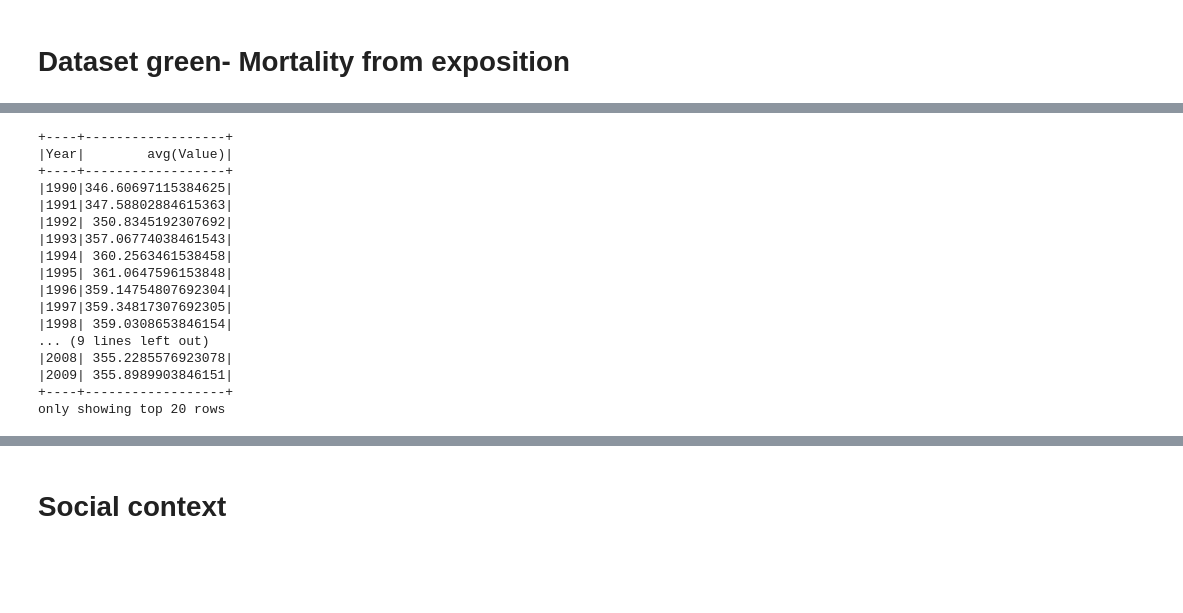
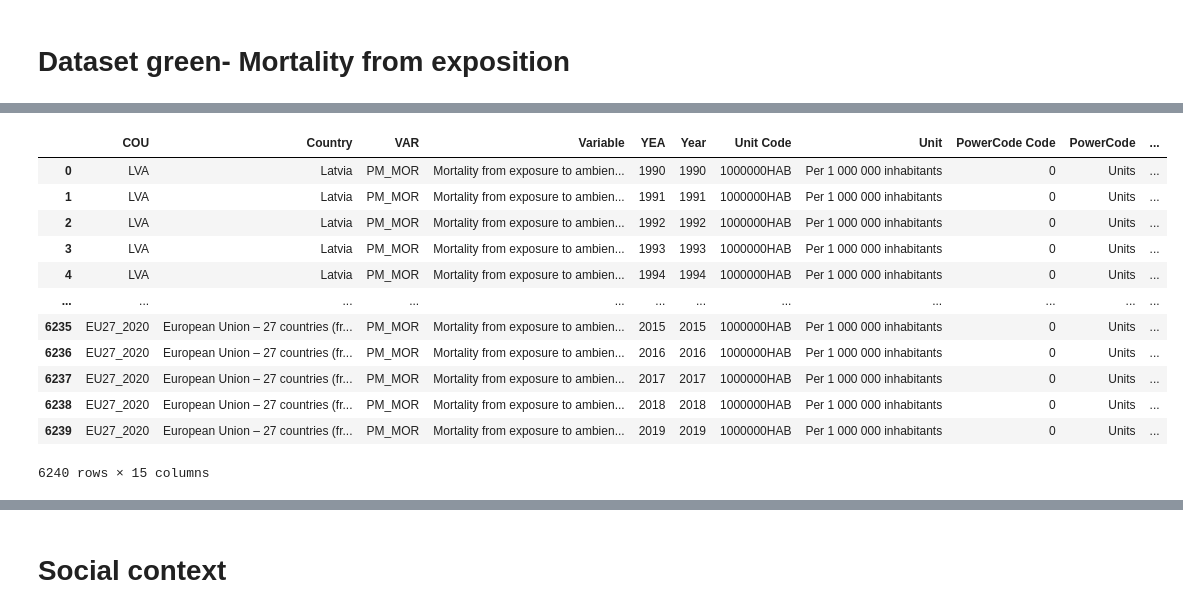
Before and after one commit to LuisaPolicarpo/Air-pollution-in-EU, a Jupyter notebook: Pandas_Ambient.ipynb, the cells around one changed output, grey strips where cells are left out. Cells and saved outputs as stored; diff of their text form; code cells hidden in the pictures; blank space fills up the shorter version.

```diff
--- a/Pandas_Ambient.ipynb
+++ b/Pandas_Ambient.ipynb
@@ -371,20 +134,18 @@ only showing top 20 rows
-# %%
-df_gg_final_year = df_gg_final.groupBy('Year').avg('Value').sort("Year", ascending= True).show()
-# %% [output]
-+----+------------------+
-|Year|        avg(Value)|
-+----+------------------+
-|1990|346.60697115384625|
-|1991|347.58802884615363|
-|1992| 350.8345192307692|
-|1993|357.06774038461543|
-|1994| 360.2563461538458|
-|1995| 361.0647596153848|
-|1996|359.14754807692304|
-|1997|359.34817307692305|
-|1998| 359.0308653846154|
-... (9 lines left out)
-|2008| 355.2285576923078|
-|2009| 355.8989903846151|
-+----+------------------+
-only showing top 20 rows
+# %%
+df_gg_pandas = pd.read_csv("https://raw.githubusercontent.com/LuisaPolicarpo/Project_6/main/Datasets/GREEN_GROWTH_26012023160453447.csv")
+# %%
+df_gg_pandas
+# %% [output]
+|  | COU | Country | VAR | Variable | YEA | Year | Unit Code | Unit | PowerCode Code | PowerCode | ... |
+| 0 | LVA | Latvia | PM_MOR | Mortality from exposure to ambien... | 1990 | 1990 | 1000000HAB | Per 1 000 000 inhabitants | 0 | Units | ... |
+| 1 | LVA | Latvia | PM_MOR | Mortality from exposure to ambien... | 1991 | 1991 | 1000000HAB | Per 1 000 000 inhabitants | 0 | Units | ... |
+| 2 | LVA | Latvia | PM_MOR | Mortality from exposure to ambien... | 1992 | 1992 | 1000000HAB | Per 1 000 000 inhabitants | 0 | Units | ... |
+| 3 | LVA | Latvia | PM_MOR | Mortality from exposure to ambien... | 1993 | 1993 | 1000000HAB | Per 1 000 000 inhabitants | 0 | Units | ... |
+| 4 | LVA | Latvia | PM_MOR | Mortality from exposure to ambien... | 1994 | 1994 | 1000000HAB | Per 1 000 000 inhabitants | 0 | Units | ... |
+| ... | ... | ... | ... | ... | ... | ... | ... | ... | ... | ... | ... |
+| 6235 | EU27_2020 | European Union – 27 countries (fr... | PM_MOR | Mortality from exposure to ambien... | 2015 | 2015 | 1000000HAB | Per 1 000 000 inhabitants | 0 | Units | ... |
+| 6236 | EU27_2020 | European Union – 27 countries (fr... | PM_MOR | Mortality from exposure to ambien... | 2016 | 2016 | 1000000HAB | Per 1 000 000 inhabitants | 0 | Units | ... |
+| 6237 | EU27_2020 | European Union – 27 countries (fr... | PM_MOR | Mortality from exposure to ambien... | 2017 | 2017 | 1000000HAB | Per 1 000 000 inhabitants | 0 | Units | ... |
+| 6238 | EU27_2020 | European Union – 27 countries (fr... | PM_MOR | Mortality from exposure to ambien... | 2018 | 2018 | 1000000HAB | Per 1 000 000 inhabitants | 0 | Units | ... |
+| 6239 | EU27_2020 | European Union – 27 countries (fr... | PM_MOR | Mortality from exposure to ambien... | 2019 | 2019 | 1000000HAB | Per 1 000 000 inhabitants | 0 | Units | ... |
+6240 rows × 15 columns
```
Also changed, not shown: parts of 95 cells of this notebook.
